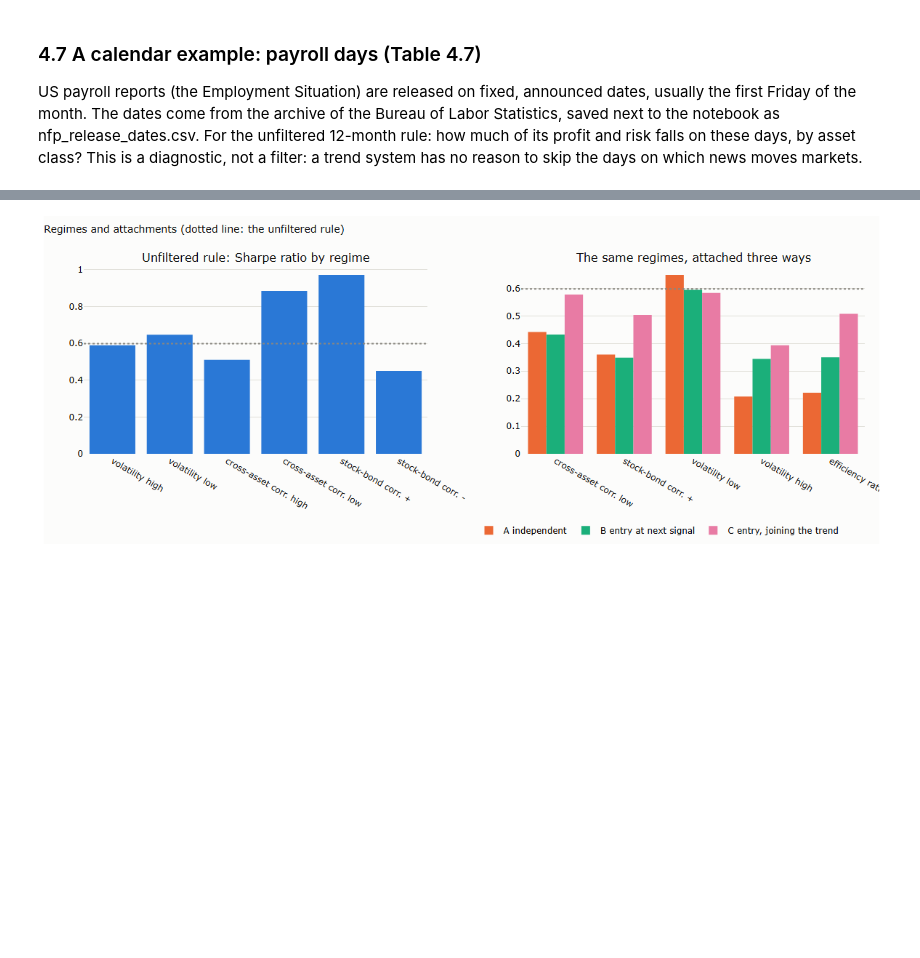
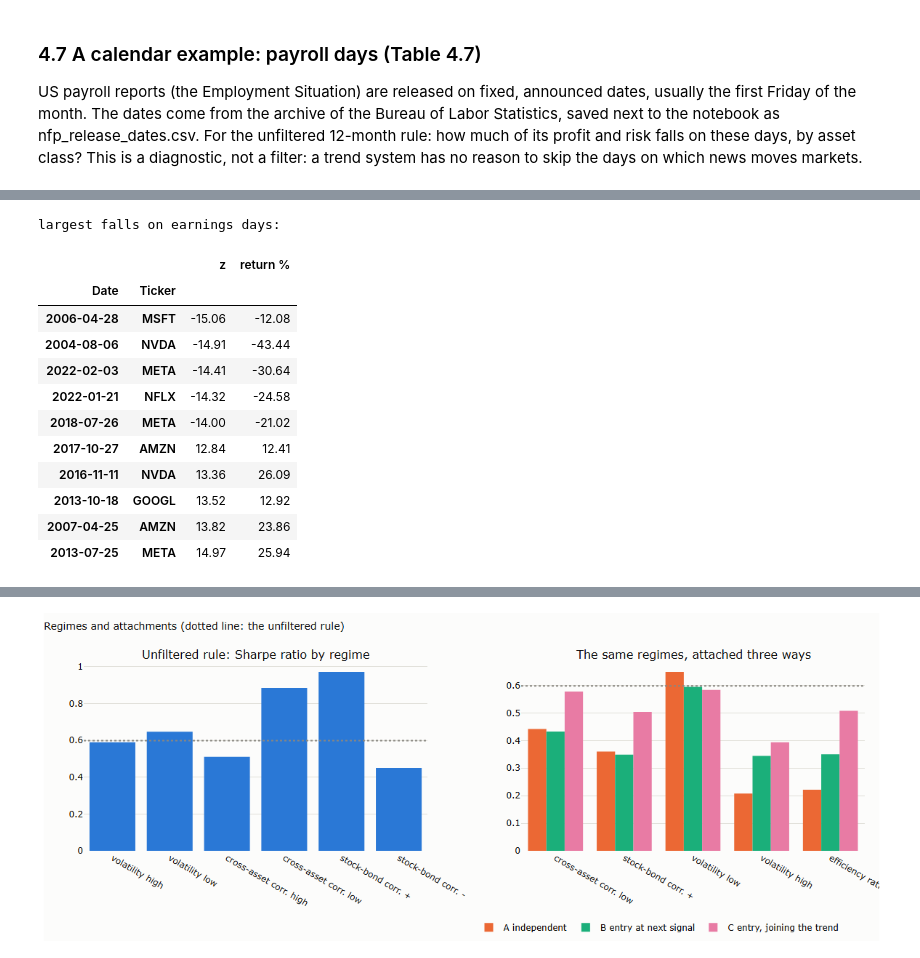
Before and after one commit to MaxGnesi/systematic-trading-notes, a Jupyter notebook: lectures/08-filters-and-overlays/08_filters_and_overlays.ipynb, the cells around one changed output, grey strips where cells are left out. Cells and saved outputs as stored; diff of their text form; code cells hidden in the pictures; blank space fills up the shorter version.

```diff
--- a/lectures/08-filters-and-overlays/08_filters_and_overlays.ipynb
+++ b/lectures/08-filters-and-overlays/08_filters_and_overlays.ipynb
@@ -481,0 +508,42 @@ payroll days in the sample: 302
+# %%
+STOCKS = ["AAPL", "MSFT", "AMZN", "NVDA", "META", "GOOGL", "NFLX", "TSLA", "JPM", "XOM", "JNJ", "WMT"]
+earn_file = ROOT / "lectures" / "08-filters-and-overlays" / "earnings_dates.csv"
+if not earn_file.exists():
+    import yfinance as yf
+    recs = []
+    for t_ in STOCKS:
+        d = yf.Ticker(t_).get_earnings_dates(limit=100)
+        for ts in d.index:
+            recs.append({"ticker": t_, "timestamp": ts.isoformat()})
+    pd.DataFrame(recs).drop_duplicates().to_csv(earn_file, index=False)
+E = pd.read_csv(earn_file)
+SD = load_ohlc(STOCKS, start="2002-01-01", cache=RAW / "nb08_stocks_ohlc.csv")
+SC, SO = SD["close"][STOCKS], SD["open"][STOCKS]
+sr_ = np.log(SC).diff()
+svol = sr_.ewm(span=60, min_periods=60).std().shift(1)
+gap = np.log(SO / SC.shift(1))
+z = sr_ / svol
+is_event = pd.DataFrame(False, index=SC.index, columns=STOCKS)
+for _, row in E.iterrows():
+    ts = pd.Timestamp(row["timestamp"])
+    day = ts.tz_localize(None).normalize() if ts.tzinfo is None else ts.tz_convert("America/New_York").tz_localize(None).normalize()
+    hour = ts.hour if ts.tzinfo is None else ts.tz_convert("America/New_York").hour
+    pos_ = SC.index.searchsorted(day)
+    if hour >= 12:
+        pos_ += 1 if pos_ < len(SC.index) and SC.index[min(pos_, len(SC.index) - 1)] == day else 0
+    if pos_ < len(SC.index) and SC.index[pos_] <= SC.index[-1] and day <= SC.index[-1]:
+        is_event.iloc[pos_, STOCKS.index(row["ticker"])] = True
+zz = z.loc["2003":].stack()
+ev_ = is_event.loc["2003":].stack().reindex(zz.index).fillna(False).astype(bool)
+gz = (gap / svol).loc["2003":].stack().reindex(zz.index)
+rows = {}
+for lab, m in (("earnings days", ev_), ("all other days", ~ev_)):
+    a_ = zz[m].abs()
+    rows[lab] = {"days": int(m.sum()), "average move, in normal days": a_.mean(), "moves beyond 3 normal days": (a_ > 3).mean(),
+                 "moves beyond 5 normal days": (a_ > 5).mean(), "share of the move that is overnight gap": (gz[m].abs() / zz[m].abs().where(zz[m].abs() > 0)).clip(upper=1).median()}
+earn_table = pd.DataFrame(rows).T
+display(earn_table.round(3))
+big = pd.DataFrame({"z": zz[ev_], "return %": 100 * sr_.loc["2003":].stack().reindex(zz.index)[ev_]}).dropna().sort_values("z")
+print("largest falls on earnings days:")
+display(pd.concat([big.head(5), big.tail(5)]).round(2))
+# %% [output]
@@ -481,0 +553,13 @@ payroll days in the sample: 302
+largest falls on earnings days:
+|  |  | z | return % |
+| Date | Ticker |  |  |
+| 2006-04-28 | MSFT | -15.06 | -12.08 |
+| 2004-08-06 | NVDA | -14.91 | -43.44 |
+| 2022-02-03 | META | -14.41 | -30.64 |
+| 2022-01-21 | NFLX | -14.32 | -24.58 |
+| 2018-07-26 | META | -14.00 | -21.02 |
+| 2017-10-27 | AMZN | 12.84 | 12.41 |
+| 2016-11-11 | NVDA | 13.36 | 26.09 |
+| 2013-10-18 | GOOGL | 13.52 | 12.92 |
+| 2007-04-25 | AMZN | 13.82 | 23.86 |
+| 2013-07-25 | META | 14.97 | 25.94 |
```
Also changed, not shown: parts of 4 cells of this notebook, 3 other files.
